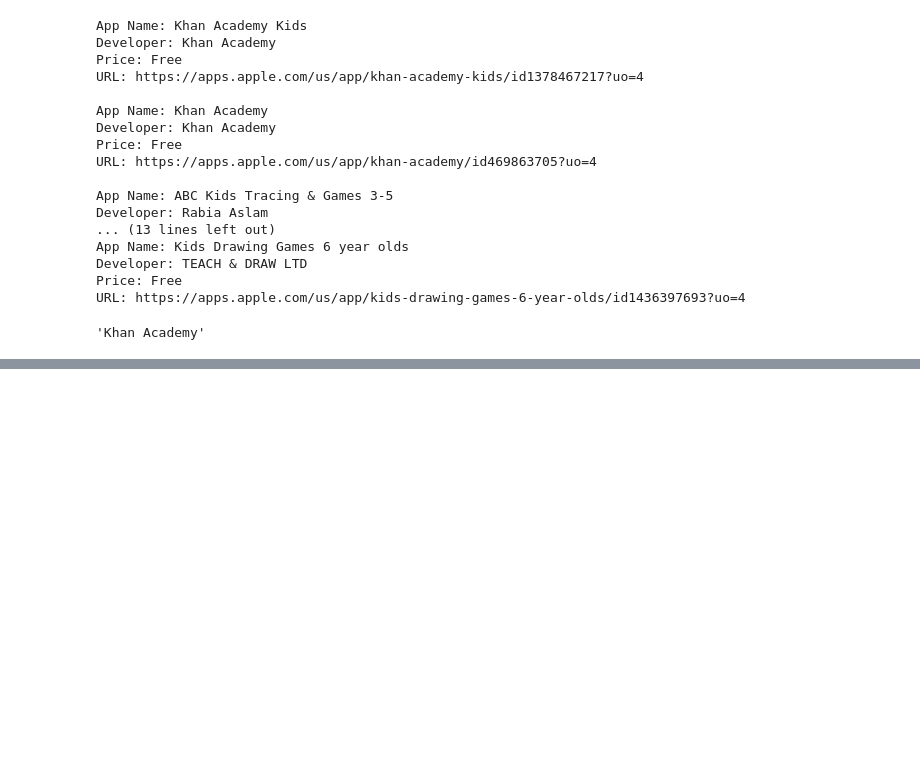
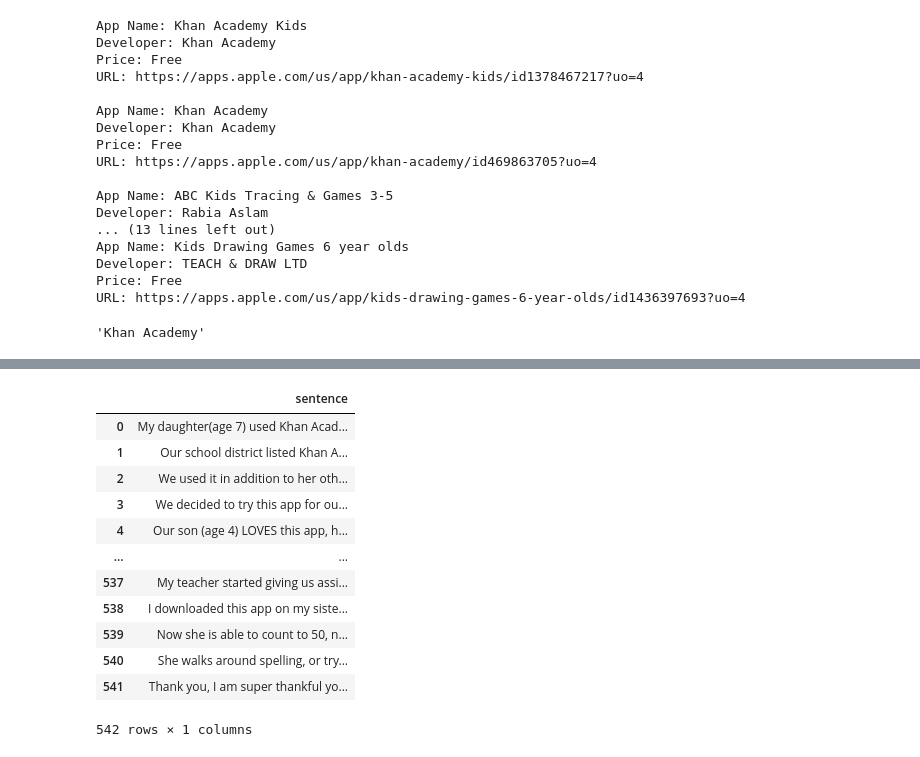
Before and after one commit to ryanjewik/MGSC_final, a Jupyter notebook: apple.ipynb, the cells around one changed output, grey strips where cells are left out. Cells and saved outputs as stored; diff of their text form; code cells hidden in the pictures; blank space fills up the shorter version.

```diff
--- a/apple.ipynb
+++ b/apple.ipynb
@@ -202,0 +227,3 @@ reviews_df.to_csv("data/appstore_reviews.csv", index=False)
+# %%
+review_only = cleaned_df["review"]
+review_only
@@ -202,0 +243,3 @@ reviews_df.to_csv("data/appstore_reviews.csv", index=False)
+# %%
+first_50 = review_only.loc[:49]
+first_50
@@ -202,0 +264,24 @@ reviews_df.to_csv("data/appstore_reviews.csv", index=False)
+# %%
+# Tokenize each review into sentences
+sentences = []
+for review in first_50:
+    review_sentences = sent_tokenize(review)  # Split review into sentences
+    sentences.extend(review_sentences)       # Add sentences to the list
+
+# Create a new DataFrame with each sentence as a separate row
+sentences_df = pd.DataFrame(sentences, columns=["sentence"])
+sentences_df
+# %% [output]
+|  | sentence |
+| 0 | My daughter(age 7) used Khan Acad... |
+| 1 | Our school district listed Khan A... |
+| 2 | We used it in addition to her oth... |
+| 3 | We decided to try this app for ou... |
+| 4 | Our son (age 4) LOVES this app, h... |
+| ... | ... |
+| 537 | My teacher started giving us assi... |
+| 538 | I downloaded this app on my siste... |
+| 539 | Now she is able to count to 50, n... |
+| 540 | She walks around spelling, or try... |
+| 541 | Thank you, I am super thankful yo... |
+542 rows × 1 columns
```
Also changed, not shown: parts of 14 cells of this notebook, 1 other file.
